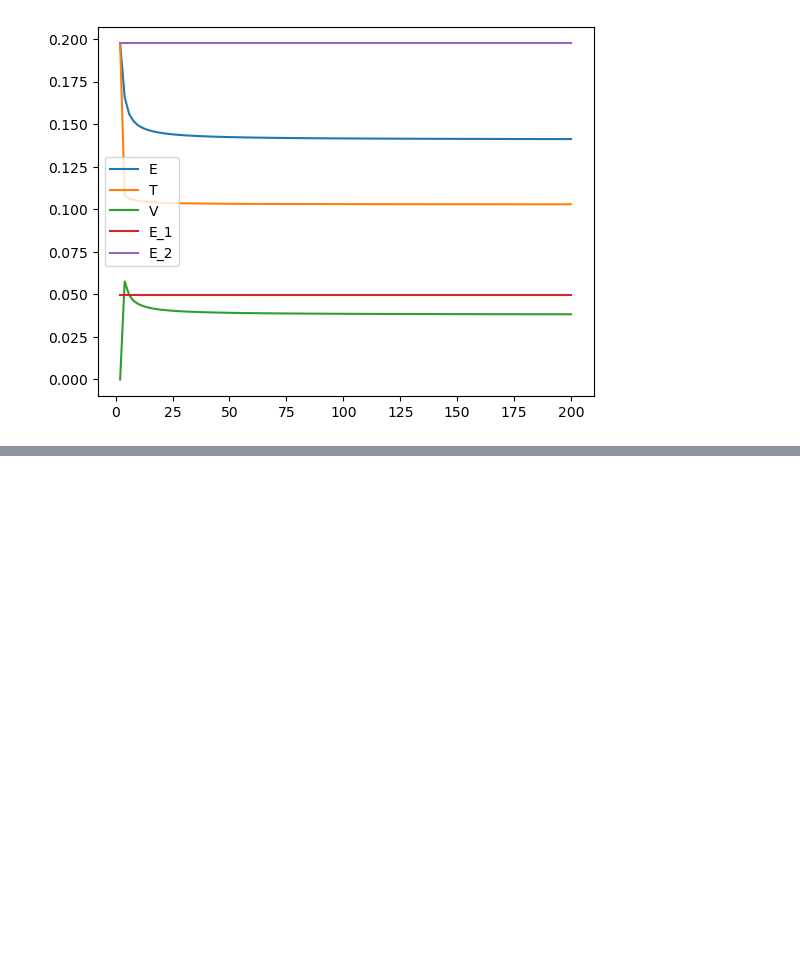
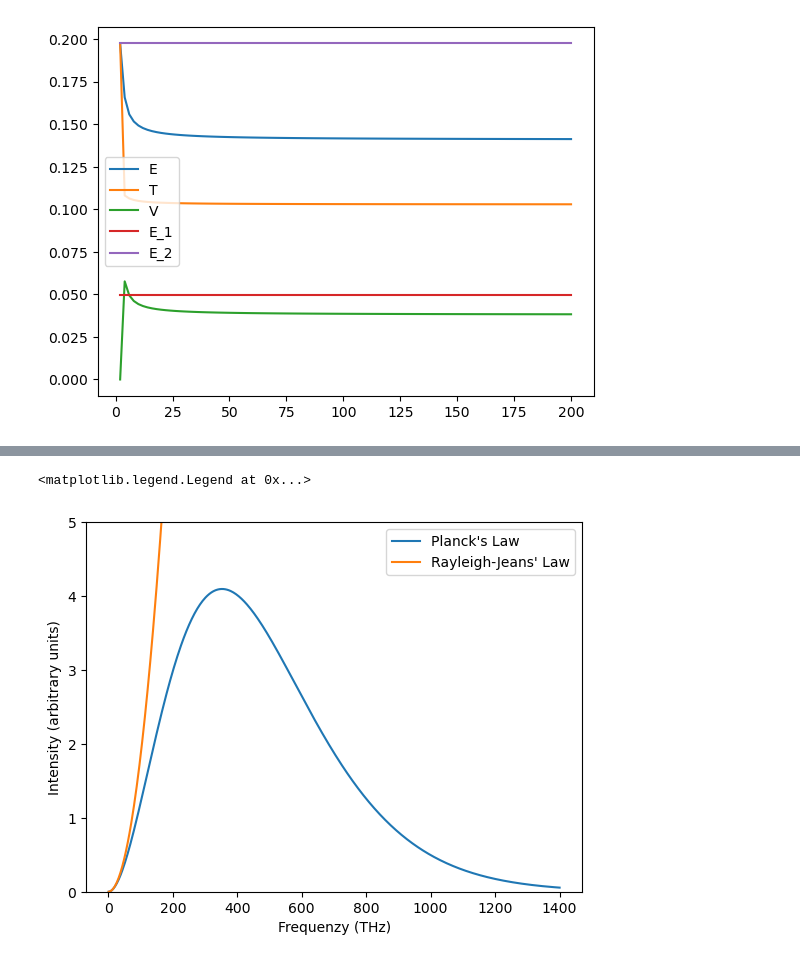
Before and after one commit to ESCIP/escip.github.io, a Jupyter notebook: _sources/notebooks/linear_variational_method.ipynb, the cells around one changed output, grey strips where cells are left out. Cells and saved outputs as stored; diff of their text form; code cells hidden in the pictures; blank space fills up the shorter version.

```diff
--- a/_sources/notebooks/linear_variational_method.ipynb
+++ b/_sources/notebooks/linear_variational_method.ipynb
@@ -402,0 +405,14 @@ plt.legend()
+# %%
+nu_s = 1e12
+nu_l = 1400e12
+
+nu = np.linspace(nu_s, nu_l, 500)
+
+T = 6000
+# %%
+rho_pre = 2 * h * nu ** 3 / c ** 2
+rho_exp = np.exp(h * nu / (k * T))
+print(rho_exp)
+
+rho = rho_pre  / (rho_exp - 1)
+rj = 2 * k * T * nu **2 / c ** 2
@@ -402,0 +437,10 @@ plt.legend()
+# %%
+plt.plot(nu / 1e12, rho / 1e-8, label="Planck's Law")
+plt.plot(nu / 1e12, rj / 1e-8, label="Rayleigh-Jeans' Law")
+plt.ylim(0, 5)
+plt.xlabel("Frequenzy (THz)")
+plt.ylabel("Intensity (arbitrary units)")
+plt.legend()
+# %% [output]
+<matplotlib.legend.Legend at 0x...>
+[figure, added]
```
Also changed, not shown: parts of 2 cells of this notebook, 7 other files.
